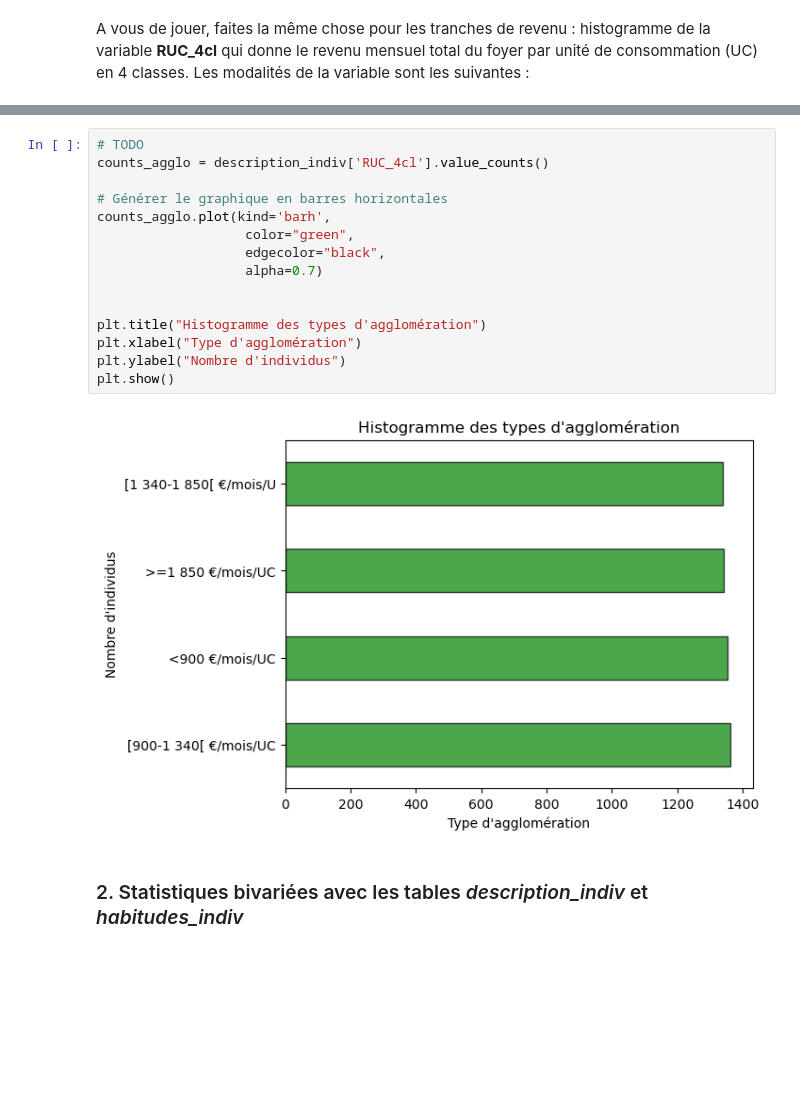
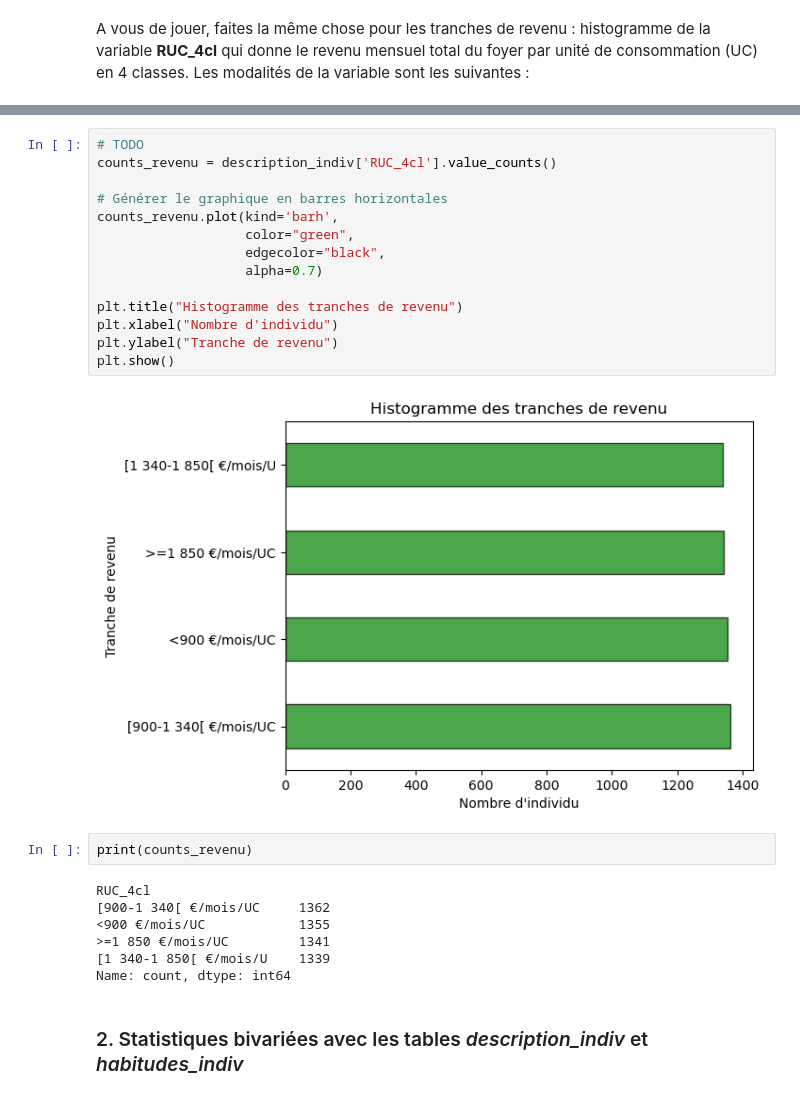
Before and after one commit to TanguyBarthelemy/funathon2023_sujet3, a Jupyter notebook: Sujet_3_Python_Tanguy.ipynb, the cells around one changed output, grey strips where cells are left out. Saved outputs shown, nothing was run; the diff lists cells and outputs as text; blank space fills up the shorter version.

```diff
--- a/Sujet_3_Python_Tanguy.ipynb
+++ b/Sujet_3_Python_Tanguy.ipynb
@@ -244,20 +241,28 @@ description_indiv['RUC_4cl'] = description_indiv['RUC_4cl'].replace(dico_RUC)
 # %%
 # TODO
-counts_agglo = description_indiv['RUC_4cl'].value_counts()
+counts_revenu = description_indiv['RUC_4cl'].value_counts()
 
 # Générer le graphique en barres horizontales
-counts_agglo.plot(kind='barh',
+counts_revenu.plot(kind='barh',
                    color="green",
                    edgecolor="black",
                    alpha=0.7)
 
-
-plt.title("Histogramme des types d'agglomération")
-plt.xlabel("Type d'agglomération")
-plt.ylabel("Nombre d'individus")
+plt.title("Histogramme des tranches de revenu")
+plt.xlabel("Nombre d'individu")
+plt.ylabel("Tranche de revenu")
 plt.show()
 # %% [output]
-[figure, old version]
+[figure, new version]
+# %%
+print(counts_revenu)
+# %% [output]
+RUC_4cl
+[900-1 340[ €/mois/UC     1362
+<900 €/mois/UC            1355
+>=1 850 €/mois/UC         1341
+[1 340-1 850[ €/mois/U    1339
+Name: count, dtype: int64
 # %% [markdown]
 ### 2. Statistiques bivariées avec les tables _description_indiv_ et _habitudes_indiv_
 # %% [markdown]
```
Also changed, not shown: parts of 16 cells of this notebook.
